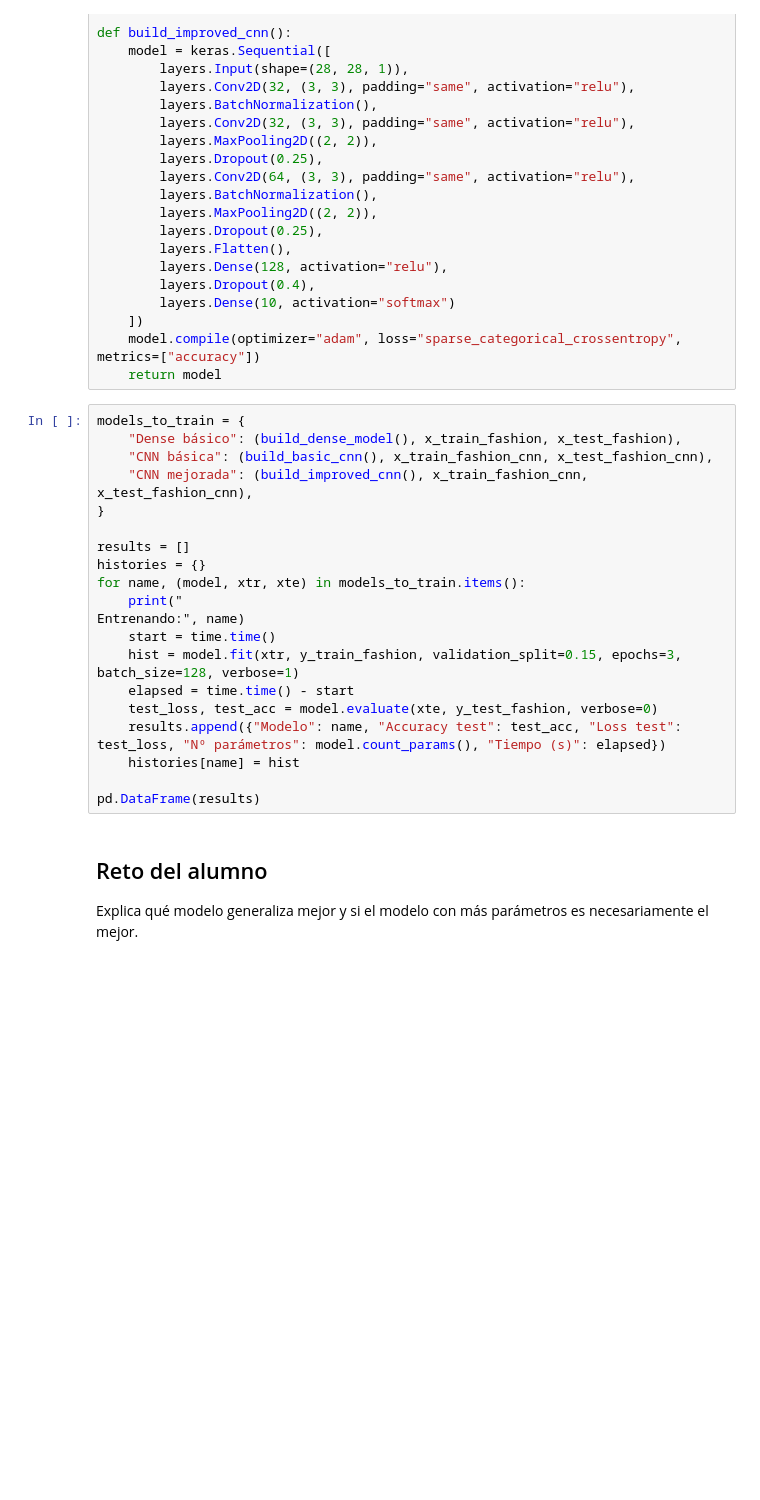
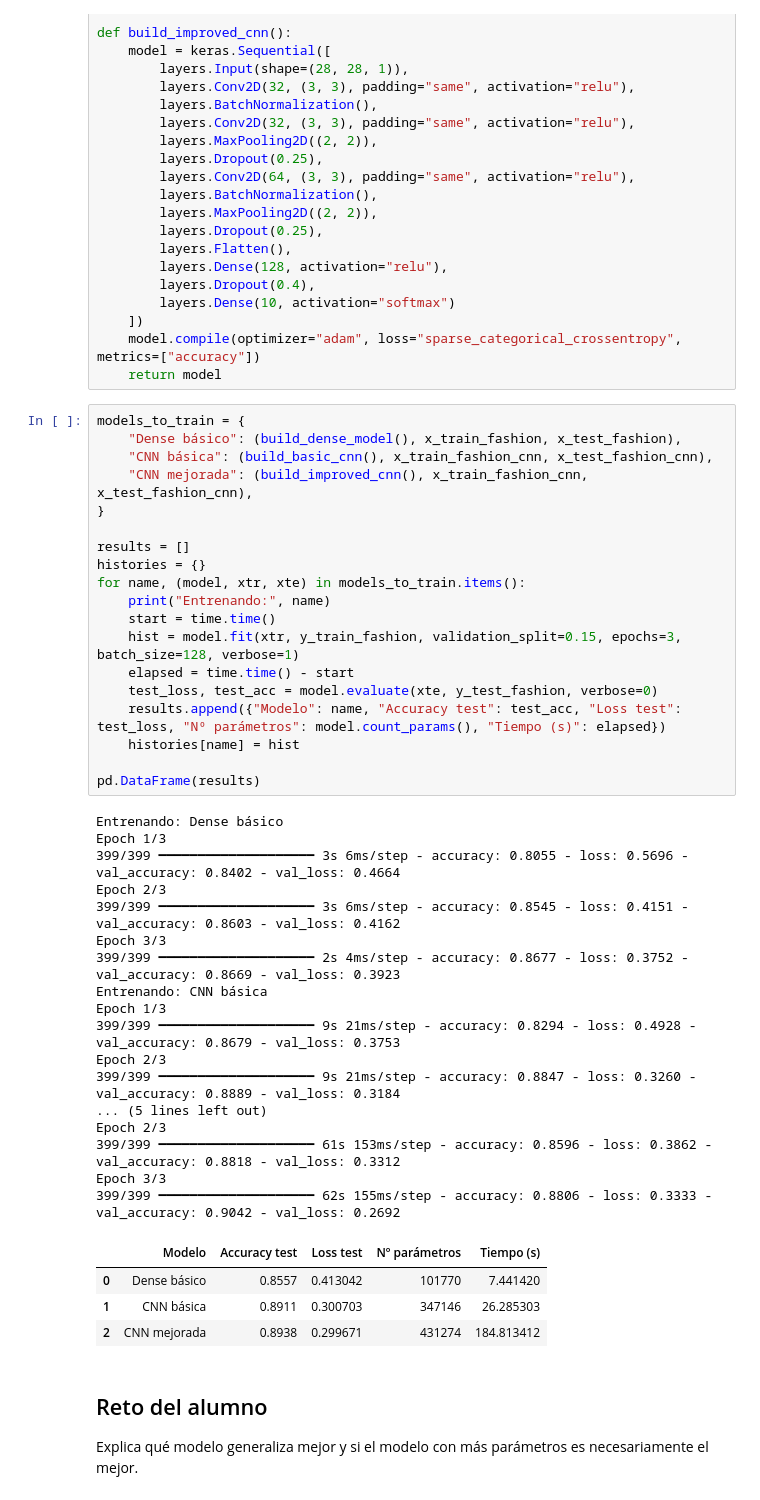
Before and after one commit to 225K3125/computer_vision_oscar, a Jupyter notebook: notebooks/UA3_AA3 - Ejercicios CNN.ipynb, the cells around one changed output. Cells and saved outputs as stored; diff of their text form; blank space fills up the shorter version.

```diff
--- a/notebooks/UA3_AA3 - Ejercicios CNN.ipynb
+++ b/notebooks/UA3_AA3 - Ejercicios CNN.ipynb
@@ -255,23 +278,44 @@ def build_improved_cnn():
 # %%
 models_to_train = {
     "Dense básico": (build_dense_model(), x_train_fashion, x_test_fashion),
     "CNN básica": (build_basic_cnn(), x_train_fashion_cnn, x_test_fashion_cnn),
     "CNN mejorada": (build_improved_cnn(), x_train_fashion_cnn, x_test_fashion_cnn),
 }
 
 results = []
 histories = {}
 for name, (model, xtr, xte) in models_to_train.items():
-    print("
-Entrenando:", name)
+    print("Entrenando:", name)
     start = time.time()
     hist = model.fit(xtr, y_train_fashion, validation_split=0.15, epochs=3, batch_size=128, verbose=1)
     elapsed = time.time() - start
     test_loss, test_acc = model.evaluate(xte, y_test_fashion, verbose=0)
     results.append({"Modelo": name, "Accuracy test": test_acc, "Loss test": test_loss, "Nº parámetros": model.count_params(), "Tiempo (s)": elapsed})
     histories[name] = hist
 
 pd.DataFrame(results)
+# %% [output]
+Entrenando: Dense básico
+Epoch 1/3
+399/399 ━━━━━━━━━━━━━━━━━━━━ 3s 6ms/step - accuracy: 0.8055 - loss: 0.5696 - val_accuracy: 0.8402 - val_loss: 0.4664
+Epoch 2/3
+399/399 ━━━━━━━━━━━━━━━━━━━━ 3s 6ms/step - accuracy: 0.8545 - loss: 0.4151 - val_accuracy: 0.8603 - val_loss: 0.4162
+Epoch 3/3
+399/399 ━━━━━━━━━━━━━━━━━━━━ 2s 4ms/step - accuracy: 0.8677 - loss: 0.3752 - val_accuracy: 0.8669 - val_loss: 0.3923
+Entrenando: CNN básica
+Epoch 1/3
+399/399 ━━━━━━━━━━━━━━━━━━━━ 9s 21ms/step - accuracy: 0.8294 - loss: 0.4928 - val_accuracy: 0.8679 - val_loss: 0.3753
+Epoch 2/3
+399/399 ━━━━━━━━━━━━━━━━━━━━ 9s 21ms/step - accuracy: 0.8847 - loss: 0.3260 - val_accuracy: 0.8889 - val_loss: 0.3184
+... (5 lines left out)
+Epoch 2/3
+399/399 ━━━━━━━━━━━━━━━━━━━━ 61s 153ms/step - accuracy: 0.8596 - loss: 0.3862 - val_accuracy: 0.8818 - val_loss: 0.3312
+Epoch 3/3
+399/399 ━━━━━━━━━━━━━━━━━━━━ 62s 155ms/step - accuracy: 0.8806 - loss: 0.3333 - val_accuracy: 0.9042 - val_loss: 0.2692
+|  | Modelo | Accuracy test | Loss test | Nº parámetros | Tiempo (s) |
+| 0 | Dense básico | 0.8557 | 0.413042 | 101770 | 7.441420 |
+| 1 | CNN básica | 0.8911 | 0.300703 | 347146 | 26.285303 |
+| 2 | CNN mejorada | 0.8938 | 0.299671 | 431274 | 184.813412 |
 # %% [markdown]
 ## Reto del alumno
 Explica qué modelo generaliza mejor y si el modelo con más parámetros es necesariamente el mejor.
```
Also changed, not shown: parts of 15 cells of this notebook, 1 other file.
